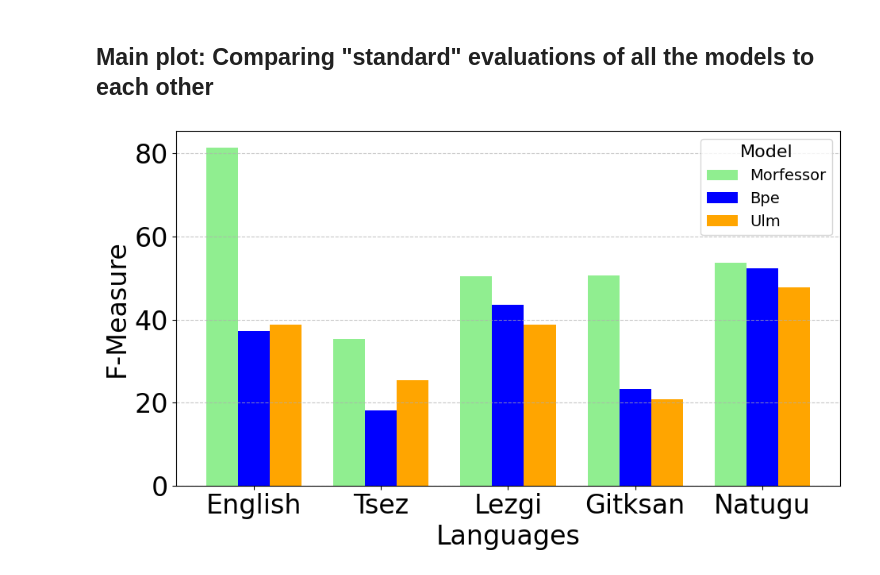
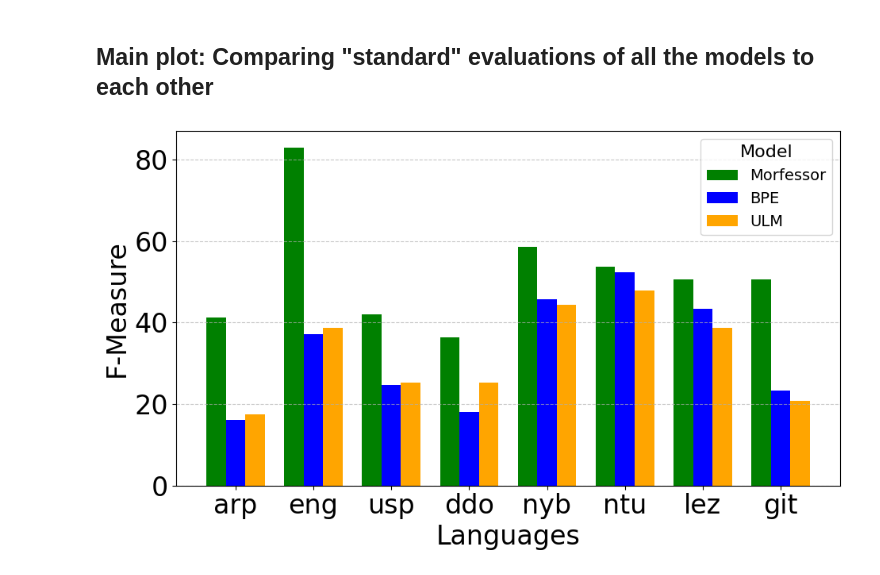
Before and after one commit to tanmaydeshp/NLP-Praktikum, a Jupyter notebook: segmentation_techniques/eval_plot.ipynb, the cells around one changed output. Drawn from its saved outputs; the diff is of its cells as text; code cells hidden in the pictures.

```diff
--- a/segmentation_techniques/eval_plot.ipynb
+++ b/segmentation_techniques/eval_plot.ipynb
@@ -2,12 +2,13 @@
 import matplotlib.pyplot as plt, numpy as np
 import json
 
-lang_prefix = ["eng", "ddo", "lez", "git", "ntu"]
-prefix_dict = {"eng":"English", "ddo":"Tsez", "lez": "Lezgi","git": "Gitksan", "ntu": "Natugu"}
+lang_prefix = ["arp", "eng", "usp", "ddo", "nyb", "ntu", "lez", "git"]
+prefix_dict = {"eng":"English", "ddo":"Tsez", "lez": "Lezgi","git": "Gitksan", "ntu": "Natügu" , "arp": "Arapaho", "nyb":"Nyangbo", "usp":"Uspanteko"}
 main_evals = {}
 morph_len_evals = {}
 #Function to extract f_scores from output JSON files
 def extract_fscores(model_type, scores_dict, output_data):
+        temp_dict = {}
         i = 0
         for item in output_data:
             if model_type in item["model"]:
@@ -15,7 +16,10 @@ def extract_fscores(model_type, scores_dict, output_data):
                 for part in parts:
                     if part.isdigit():
                         i = int(part)
-                        scores_dict[i] = float(item["f_measure"])
+                        if i not in temp_dict:
+                            temp_dict[i] = float(item["f_measure"])
+
+        scores_dict.update(dict(sorted(temp_dict.items())))
 
 #Function to plot vocab_size vs. f_score plots for BPE and ULM
 def spm_plot(fscores_bpe=None, fscores_ulm=None, title_fill="", combined=False):
@@ -26,8 +30,8 @@ def spm_plot(fscores_bpe=None, fscores_ulm=None, title_fill="", combined=False):
         x2 = list(fscores_ulm.keys())
         y2 = list(fscores_ulm.values())
     fig, ax = plt.subplots()
-    ax.set_xlabel('vocab_size', fontsize=16)
-    ax.set_ylabel('f_measure', fontsize=16)
+    ax.set_xlabel('Vocabulary Size', fontsize=16)
+    ax.set_ylabel('F-Measure', fontsize=16)
     if fscores_bpe is not None and fscores_ulm is not None:
         ax.set_title(f'{title_fill}')
         ax.plot(x1, y1, label='BPE')
@@ -46,17 +50,18 @@ def morfessor_plot(fscores_morfessor, title_fill, type):
     a = list(fscores_morfessor.keys())
     b = list(fscores_morfessor.values())
     if type == "morph_length":
-         xlabel = "Morph Length"
+         xlabel = "Morpheme Length"
          title = f"{title_fill}"
     elif type == "num_morph_types":
          xlabel = "Number of morpheme types"
          title = f"{title_fill}"
     fig, ax = plt.subplots()
     ax.set_xlabel(xlabel, fontsize=16)
-    ax.set_ylabel('f_measure', fontsize=16)
+    ax.set_ylabel('F-Measure', fontsize=16)
     ax.set_title(title)
     if type == "morph_length":
         ax.bar(a,b)
+        ax.set_xticks(a)
     elif type == "num_morph_types":
         ax.scatter(a, b)
 # %% [markdown]
@@ -95,7 +100,7 @@ for lang in lang_prefix:
     #         main_evals[f"{lang}_ulm_{key}"] = avg_ulm
     #         break
     for item in output_data:
-            if "morfessor_len" in item["model"]:
+            if "morfessor" in item["model"]:
                 if item["f_measure"] > max_morfessor:
                      max_morfessor = item["f_measure"]
     main_evals[f"{lang}_bpe_max"] = float(max_bpe)
@@ -107,7 +112,7 @@ for lang in lang_prefix:
 
     spm_plot(fscores_bpe=fscores_bpe, fscores_ulm=fscores_ulm, title_fill=f"{prefix_dict[lang]} test dataset")
     morfessor_plot(fscores_morfessor=fscores_morfessor_len, title_fill=f"{prefix_dict[lang]} test dataset", type="morph_length")
-    morfessor_plot(fscores_morfessor=fscores_morfessor_types, title_fill=f"{prefix_dict[lang]} test dataset", type="num_morph_types")
+    # morfessor_plot(fscores_morfessor=fscores_morfessor_types, title_fill=f"{prefix_dict[lang]} test dataset", type="num_morph_types")
 
     if lang == "eng":
         extract_fscores("morfessor_training_len", fscores_morfessor_training_len, output_data=output_data)
@@ -131,38 +136,38 @@ for lang in lang_prefix:
 # %% [markdown]
 ## Main plot: Comparing "standard" evaluations of all the models to each other
 # %%
-methods = ['morfessor', 'bpe', 'ulm']
-data_values = {lang: [main_evals[f'{lang}_{method}_max'] for method in methods] for lang in lang_prefix}
-colors = {'morfessor': 'lightgreen', 'bpe': 'blue', 'ulm': 'orange'}
+methods = ['Morfessor', 'BPE', 'ULM']
+data_values = {lang: [main_evals[f'{lang}_{method.lower()}_max'] for method in methods] for lang in lang_prefix}
+colors = {'Morfessor': 'green', 'BPE': 'blue', 'ULM': 'orange'}
 
 # Prepare data for the bar plot
 x = np.arange(len(lang_prefix))  # The label locations
 width = 0.25  # Width of the bars
 
 # Increase global font size
 plt.rcParams.update({'font.size': 24})
 
 # Create sub-bars for each method
 fig, ax = plt.subplots(figsize=(10, 6))
 for i, method in enumerate(methods):
     method_values = [data_values[lang][i] for lang in lang_prefix]
-    ax.bar(x + i * width - width, method_values, width, label=method.capitalize(), color=colors[method])
+    ax.bar(x + i * width - width, method_values, width, label=method, color=colors[method])
 
 # Add labels, title, and legend with increased font sizes
 ax.set_xlabel('Languages', fontsize=24)
 ax.set_ylabel('F-Measure', fontsize=24)
 # ax.set_title('F-Measure by Language and Model', fontsize=18)
 ax.set_xticks(x)
-ax.set_xticklabels(prefix_dict.values(), fontsize=24)
+ax.set_xticklabels(lang_prefix, fontsize=24)
 ax.legend(title='Model', fontsize=14, title_fontsize=16)
 ax.grid(axis='y', linestyle='--', alpha=0.7)
 
 # Increase tick label font size
 ax.tick_params(axis='both', labelsize=24)
 
 # Display the plot
 plt.tight_layout()
 plt.show()
 # %% [output]
-[figure, old version]
+[figure, new version]
 # %%
```
Also changed, not shown: parts of 3 cells of this notebook, 12 other files.
